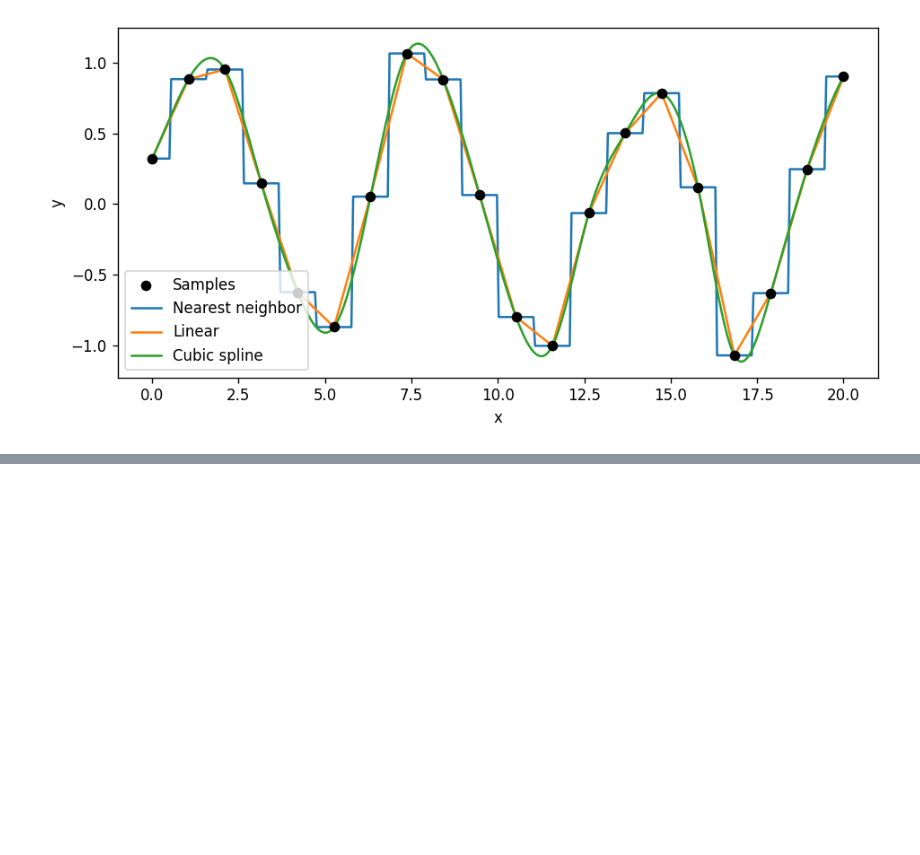
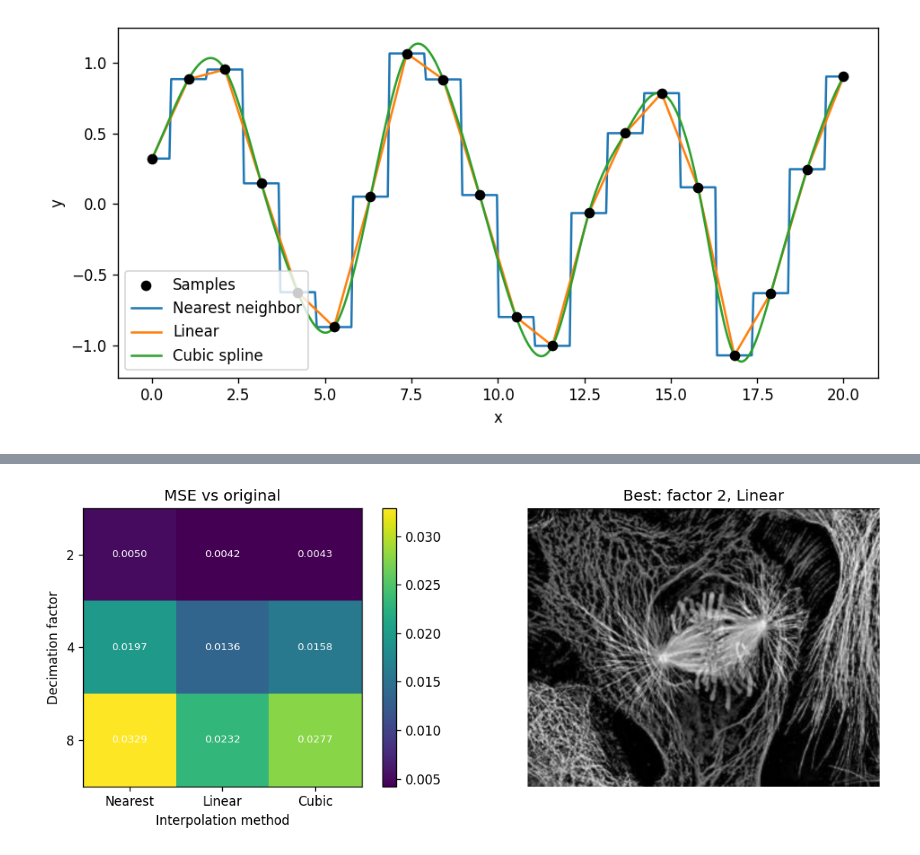
Before and after one commit to dgodovich/MOL518-Intro-to-Data-Analysis, a Jupyter notebook: Lecture_33/BPY518_Lecture33.ipynb, the cells around one changed output, grey strips where cells are left out. Saved outputs shown, nothing was run; the diff lists cells and outputs as text; code cells hidden in the pictures; blank space fills up the shorter version.

```diff
--- a/Lecture_33/BPY518_Lecture33.ipynb
+++ b/Lecture_33/BPY518_Lecture33.ipynb
@@ -396,0 +456,52 @@ plt.tight_layout()
+# %%
+# Your code here
+
+factors = [2, 4, 8]
+methods = [('Nearest', 0), ('Linear', 1), ('Cubic', 3)]
+mse = np.zeros((len(factors), len(methods)))
+
+for i, f in enumerate(factors):
+    dec = microscopy[::f, ::f]
+    for j, (name, order) in enumerate(methods):
+        up = ndimage.zoom(dec, f, order=order)
+
+        # Match shape to original in case of off-by-one from zoom
+        up_fixed = np.zeros_like(microscopy)
+        h = min(up.shape[0], microscopy.shape[0])
+        w = min(up.shape[1], microscopy.shape[1])
+        up_fixed[:h, :w] = up[:h, :w]
+
+        mse[i, j] = np.mean((microscopy - up_fixed) ** 2)
+
+fig, axes = plt.subplots(1, 2, figsize=(12, 4))
+im = axes[0].imshow(mse, cmap='viridis')
+axes[0].set_xticks(range(len(methods)))
+axes[0].set_xticklabels([m[0] for m in methods])
+axes[0].set_yticks(range(len(factors)))
+axes[0].set_yticklabels([str(f) for f in factors])
+axes[0].set_xlabel('Interpolation method')
+axes[0].set_ylabel('Decimation factor')
+axes[0].set_title('MSE vs original')
+
+for i in range(len(factors)):
+    for j in range(len(methods)):
+        axes[0].text(j, i, f'{mse[i, j]:.4f}', ha='center', va='center', color='white', fontsize=8)
+fig.colorbar(im, ax=axes[0], fraction=0.046, pad=0.04)
+
+best_i, best_j = np.unravel_index(np.argmin(mse), mse.shape)
+best_factor = factors[best_i]
+best_name, best_order = methods[best_j]
+
+best_dec = microscopy[::best_factor, ::best_factor]
+best_up = ndimage.zoom(best_dec, best_factor, order=best_order)
+best_fixed = np.zeros_like(microscopy)
+h = min(best_up.shape[0], microscopy.shape[0])
+w = min(best_up.shape[1], microscopy.shape[1])
+best_fixed[:h, :w] = best_up[:h, :w]
+
+axes[1].imshow(best_fixed, cmap='gray')
+axes[1].set_title(f'Best: factor {best_factor}, {best_name}')
+axes[1].axis('off')
+plt.tight_layout()
+# %% [output]
+[figure, added]
```
Also changed, not shown: parts of 3 cells of this notebook.
